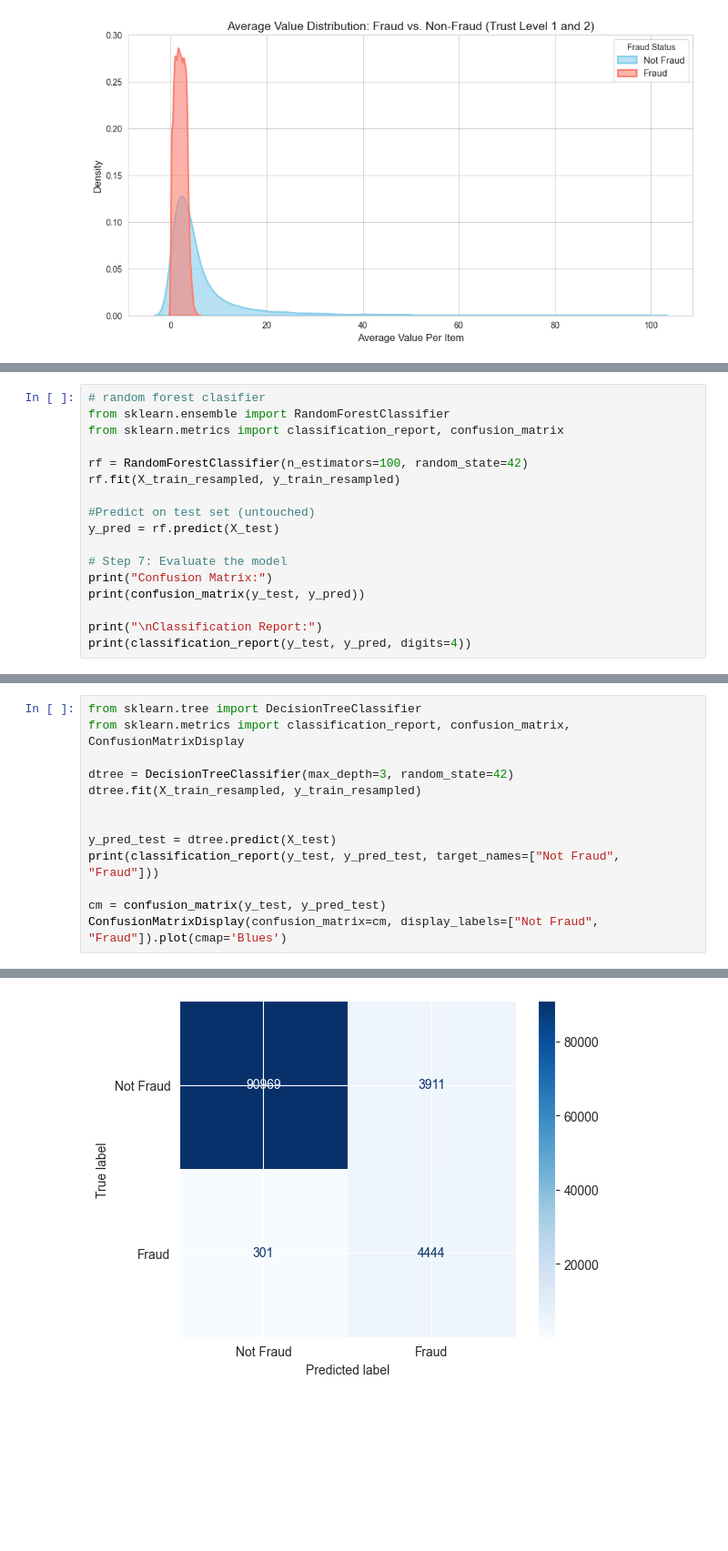
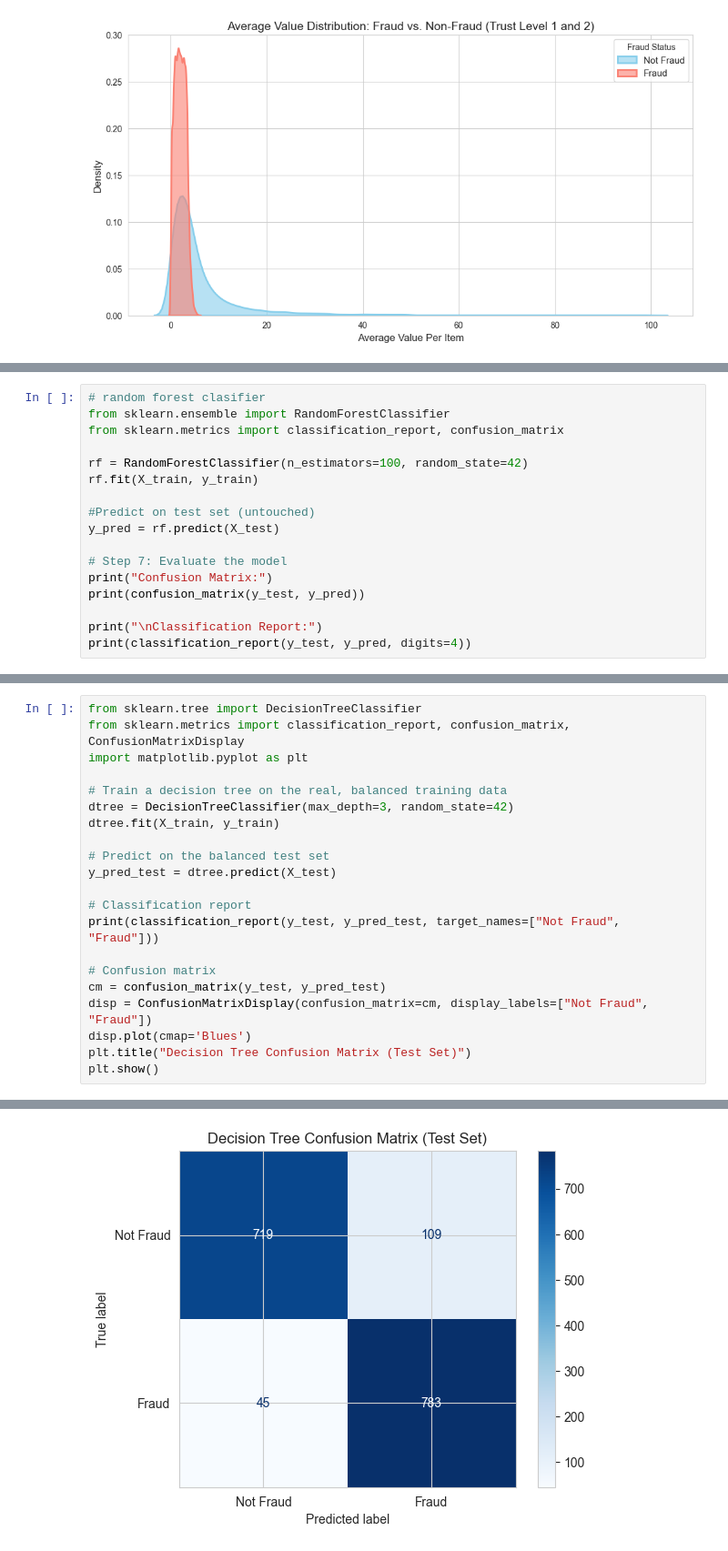
Before and after one commit to Jibincodes/AnalyticsProject2025, a Jupyter notebook: src/analysis.ipynb, the cells around one changed output, grey strips where cells are left out. Shown at 91% size. Cells and saved outputs as stored; diff of their text form; blank space fills up the shorter version.

Commit message:
fixing data preparation and modeling

```diff
--- a/src/analysis.ipynb
+++ b/src/analysis.ipynb
@@ -989,7 +1035,7 @@ from sklearn.ensemble import RandomForestClassifier
 from sklearn.metrics import classification_report, confusion_matrix
 
 rf = RandomForestClassifier(n_estimators=100, random_state=42)
-rf.fit(X_train_resampled, y_train_resampled)
+rf.fit(X_train, y_train)
 
 #Predict on test set (untouched)
 y_pred = rf.predict(X_test)
@@ -1127,16 +1172,24 @@ weighted avg       0.99      0.99      0.99    498121
 # %%
 from sklearn.tree import DecisionTreeClassifier
 from sklearn.metrics import classification_report, confusion_matrix, ConfusionMatrixDisplay
+import matplotlib.pyplot as plt
 
+# Train a decision tree on the real, balanced training data
 dtree = DecisionTreeClassifier(max_depth=3, random_state=42)
-dtree.fit(X_train_resampled, y_train_resampled)
+dtree.fit(X_train, y_train)
 
+# Predict on the balanced test set
+y_pred_test = dtree.predict(X_test)
 
-y_pred_test = dtree.predict(X_test)
+# Classification report
 print(classification_report(y_test, y_pred_test, target_names=["Not Fraud", "Fraud"]))
 
+# Confusion matrix
 cm = confusion_matrix(y_test, y_pred_test)
-ConfusionMatrixDisplay(confusion_matrix=cm, display_labels=["Not Fraud", "Fraud"]).plot(cmap='Blues')
+disp = ConfusionMatrixDisplay(confusion_matrix=cm, display_labels=["Not Fraud", "Fraud"])
+disp.plot(cmap='Blues')
+plt.title("Decision Tree Confusion Matrix (Test Set)")
+plt.show()
 # %% [output]
               precision    recall  f1-score   support
 
@@ -1150 +1202 @@ weighted avg       0.97      0.96      0.96     99625
-[figure, old version]
+[figure, new version]
```
Also changed, not shown: parts of 13 cells of this notebook.
